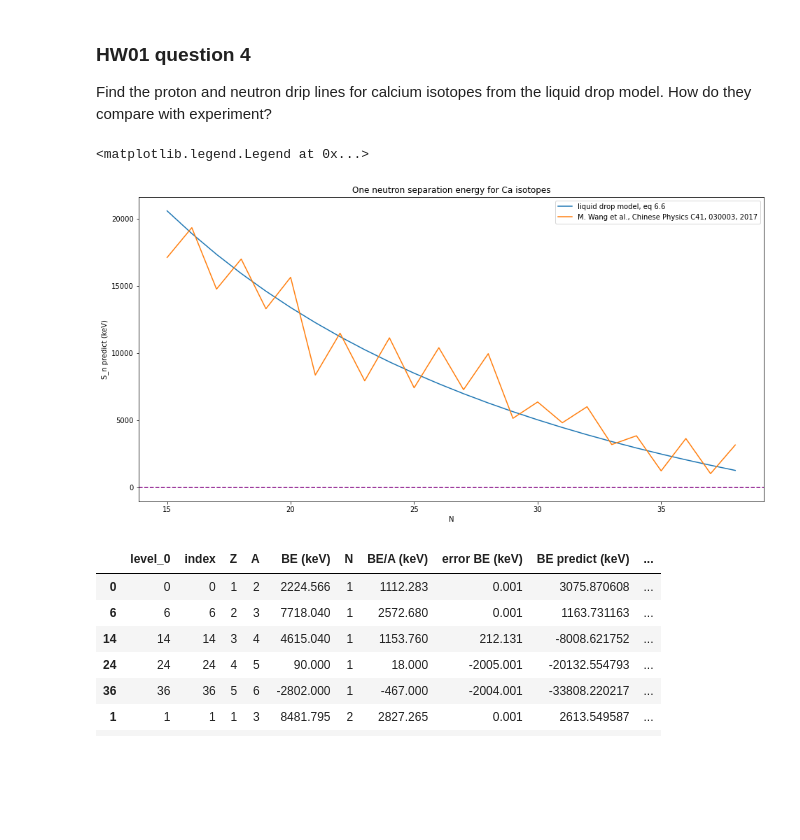
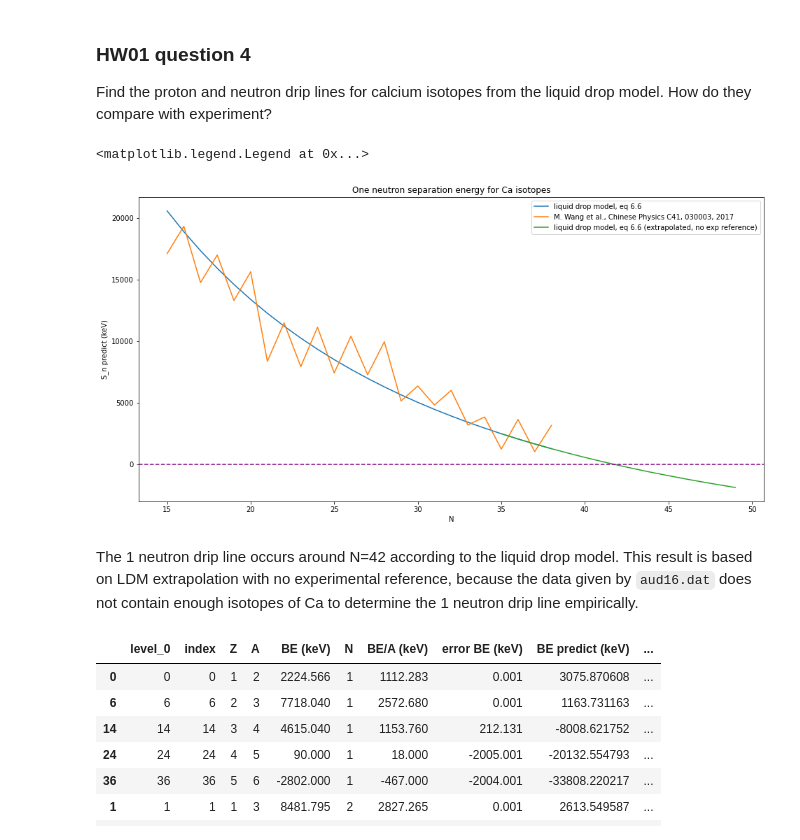
Before and after one commit to davis9ja/phy_981_nuclear_structure, a Jupyter notebook: hw01/hw01.ipynb, the cells around one changed output. Drawn from its saved outputs; the diff is of its cells as text; code cells hidden in the pictures; blank space fills up the shorter version.

Commit message:
updated question 4 with drip line stuff

```diff
--- a/hw01/hw01.ipynb
+++ b/hw01/hw01.ipynb
@@ -138,17 +138,32 @@ for Z in binding_df['Z'].unique():
 
 binding_sep_df = pd.concat(table_list)
 # %%
+def eq6_6(N,Z):
+    A = N+Z
+    return 15.49*1e3*A - 17.23*1e3*A**(2/3) - 0.697*1e3*Z**2/A**(1/3) - 22.60*1e3*(N-Z)**2/A
+
 fig = plt.figure(figsize=(16,8))
 
-sns.lineplot(x='N', y='S_n predict (keV)', data=binding_sep_df[binding_sep_df['Z'] == 20])
-sns.lineplot(x='N', y='S_n experiment (keV)', data=binding_sep_df[binding_sep_df['Z'] == 20])
+data = binding_sep_df[(binding_sep_df['Z'] == 20)]# & (binding_sep_df['Z'] == 21)]
+
+n_data_extrap = list(range(35,50))
+y_data_extrap = [eq6_6(N,20)-eq6_6(N-1,20) for N in n_data_extrap]
+
+
+sns.lineplot(x='N', y='S_n predict (keV)', data=data)
+sns.lineplot(x='N', y='S_n experiment (keV)', data=data)
+sns.lineplot(x=n_data_extrap, y=y_data_extrap)
+
 plt.axhline(0, color='purple', linestyle='--')
 
 plt.title('One neutron separation energy for Ca isotopes')
-plt.legend(['liquid drop model, eq 6.6', 'M. Wang et al., Chinese Physics C41, 030003, 2017'])
+plt.legend(['liquid drop model, eq 6.6', 'M. Wang et al., Chinese Physics C41, 030003, 2017', 'liquid drop model, eq 6.6 (extrapolated, no exp reference)'])
 # %% [output]
 <matplotlib.legend.Legend at 0x...>
-[figure, old version]
+[figure, new version]
+# %% [markdown]
+The 1 neutron drip line occurs around N=42 according to the liquid drop model. This result is based on LDM
+extrapolation with no experimental reference, because the data given by `aud16.dat` does not contain enough isotopes of Ca to determine the 1 neutron drip line empirically.
 # %%
 # We will now compute one proton separation energies by sorting by N
 binding_sep_df = binding_sep_df.sort_values(by=['N','Z'])
```
Also changed, not shown: parts of 2 cells of this notebook.
